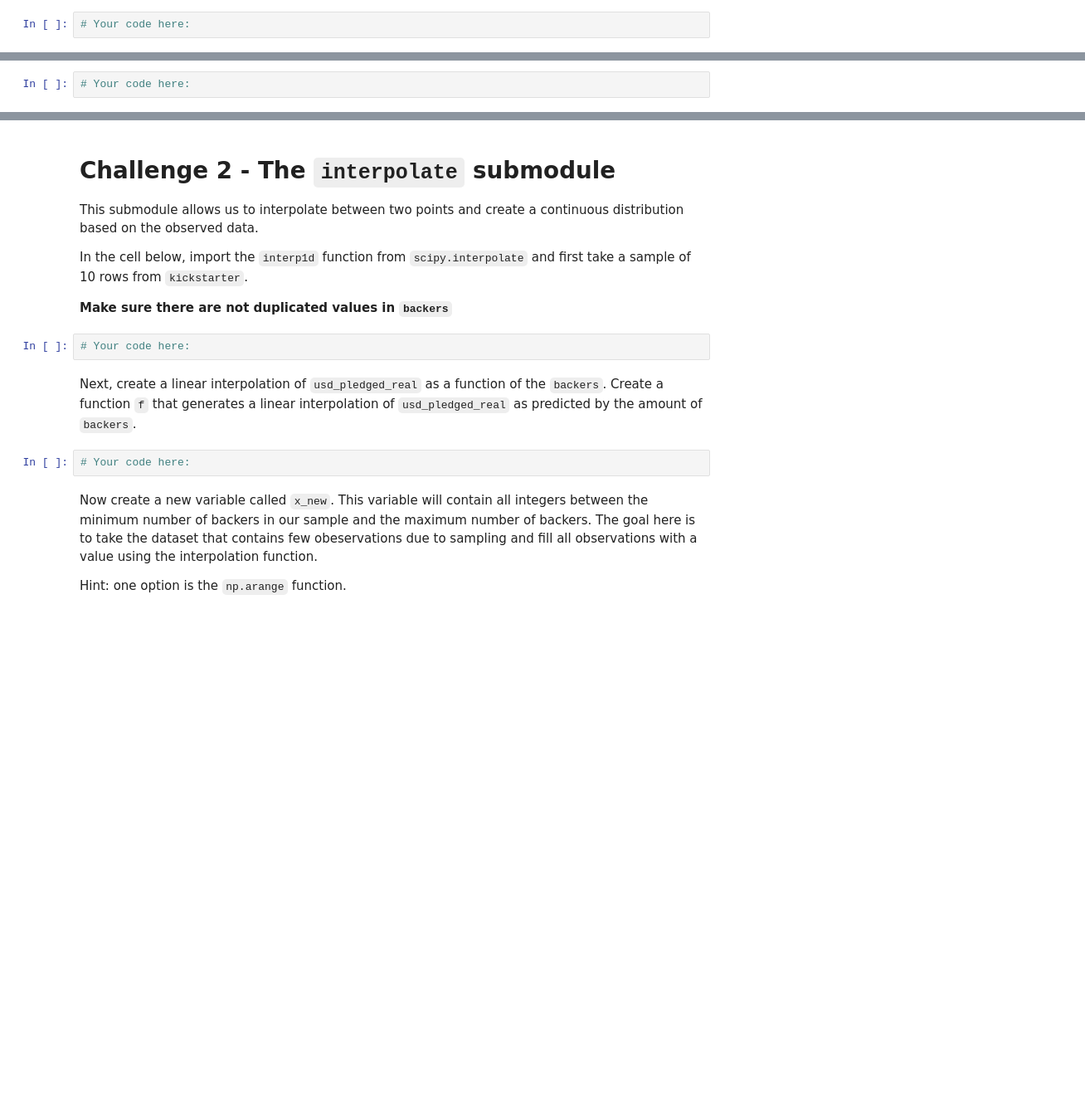
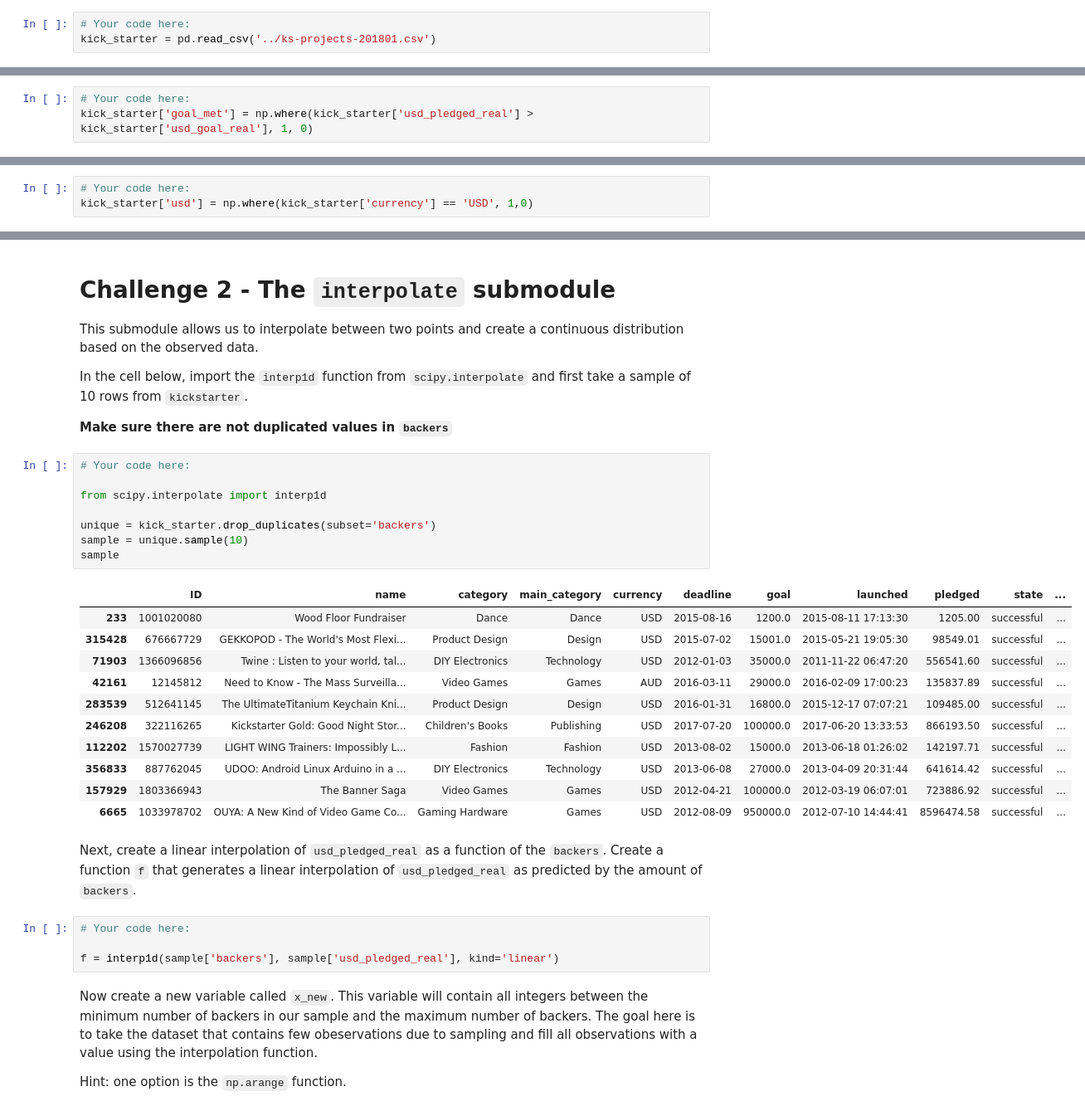
Before and after one commit to ta-data-lis/lab-intro-to-scipy, a Jupyter notebook: your-code/main.ipynb, the cells around one changed output, grey strips where cells are left out. Shown at 83% size. Saved outputs shown, nothing was run; the diff lists cells and outputs as text; blank space fills up the shorter version.

```diff
--- a/your-code/main.ipynb
+++ b/your-code/main.ipynb
@@ -11,6 +13,7 @@
 This submodule contains statistical functions for conducting hypothesis tests, producing various distributions and other useful tools. Let's examine this submodule using the KickStarter dataset. Load the data using the `ks-projects-201801.csv` file
 # %%
 # Your code here:
+kick_starter = pd.read_csv('../ks-projects-201801.csv')
 # %% [markdown]
 Now print the `head` function to examine the dataset.
 # %%
@@ -40,7 +61,11 @@ Let's perform Fisher's exact test on our KickStarter data. We intend to test the
+# %%
+# Your code here:
+kick_starter['goal_met'] = np.where(kick_starter['usd_pledged_real'] > kick_starter['usd_goal_real'], 1, 0)
 # %% [markdown]
 Next, create a column that checks whether the currency of the project is in US Dollars. Create a column called `usd` using the `np.where` function where if the currency is US Dollars, assign a value of 1 to the row and 0 otherwise.
 # %%
 # Your code here:
+kick_starter['usd'] = np.where(kick_starter['currency'] == 'USD', 1,0)
 # %% [markdown]
 Now create a contingency table using the `pd.crosstab` function in the cell below to compare the `goal_met` and `usd` columns.
 # %% [markdown]
@@ -55,12 +86,32 @@ This submodule allows us to interpolate between two points and create a continuo
 In the cell below, import the `interp1d` function from `scipy.interpolate` and first take a sample of 10 rows from `kickstarter`.
 
 **Make sure there are not duplicated values in `backers`**
-# %%
-# Your code here:
+# %%
+# Your code here:
+
+from scipy.interpolate import interp1d
+
+unique = kick_starter.drop_duplicates(subset='backers')
+sample = unique.sample(10)
+sample
+# %% [output]
+|  | ID | name | category | main_category | currency | deadline | goal | launched | pledged | state | ... |
+| 233 | 1001020080 | Wood Floor Fundraiser | Dance | Dance | USD | 2015-08-16 | 1200.0 | 2015-08-11 17:13:30 | 1205.00 | successful | ... |
+| 315428 | 676667729 | GEKKOPOD - The World's Most Flexi... | Product Design | Design | USD | 2015-07-02 | 15001.0 | 2015-05-21 19:05:30 | 98549.01 | successful | ... |
+| 71903 | 1366096856 | Twine : Listen to your world, tal... | DIY Electronics | Technology | USD | 2012-01-03 | 35000.0 | 2011-11-22 06:47:20 | 556541.60 | successful | ... |
+| 42161 | 12145812 | Need to Know - The Mass Surveilla... | Video Games | Games | AUD | 2016-03-11 | 29000.0 | 2016-02-09 17:00:23 | 135837.89 | successful | ... |
+| 283539 | 512641145 | The UltimateTitanium Keychain Kni... | Product Design | Design | USD | 2016-01-31 | 16800.0 | 2015-12-17 07:07:21 | 109485.00 | successful | ... |
+| 246208 | 322116265 | Kickstarter Gold: Good Night Stor... | Children's Books | Publishing | USD | 2017-07-20 | 100000.0 | 2017-06-20 13:33:53 | 866193.50 | successful | ... |
+| 112202 | 1570027739 | LIGHT WING Trainers: Impossibly L... | Fashion | Fashion | USD | 2013-08-02 | 15000.0 | 2013-06-18 01:26:02 | 142197.71 | successful | ... |
+| 356833 | 887762045 | UDOO: Android Linux Arduino in a ... | DIY Electronics | Technology | USD | 2013-06-08 | 27000.0 | 2013-04-09 20:31:44 | 641614.42 | successful | ... |
+| 157929 | 1803366943 | The Banner Saga | Video Games | Games | USD | 2012-04-21 | 100000.0 | 2012-03-19 06:07:01 | 723886.92 | successful | ... |
+| 6665 | 1033978702 | OUYA: A New Kind of Video Game Co... | Gaming Hardware | Games | USD | 2012-08-09 | 950000.0 | 2012-07-10 14:44:41 | 8596474.58 | successful | ... |
 # %% [markdown]
 Next, create a linear interpolation of `usd_pledged_real` as a function of the `backers`. Create a function `f` that generates a linear interpolation of `usd_pledged_real` as predicted by the amount of `backers`.
 # %%
 # Your code here:
+
+f = interp1d(sample['backers'], sample['usd_pledged_real'], kind='linear')
 # %% [markdown]
 Now create a new variable called `x_new`. This variable will contain all integers between the minimum number of backers in our sample and the maximum number of backers. The goal here is to take the dataset that contains few obeservations due to sampling and fill all observations with a value using the interpolation function.
 
```
Also changed, not shown: parts of 13 cells of this notebook.
